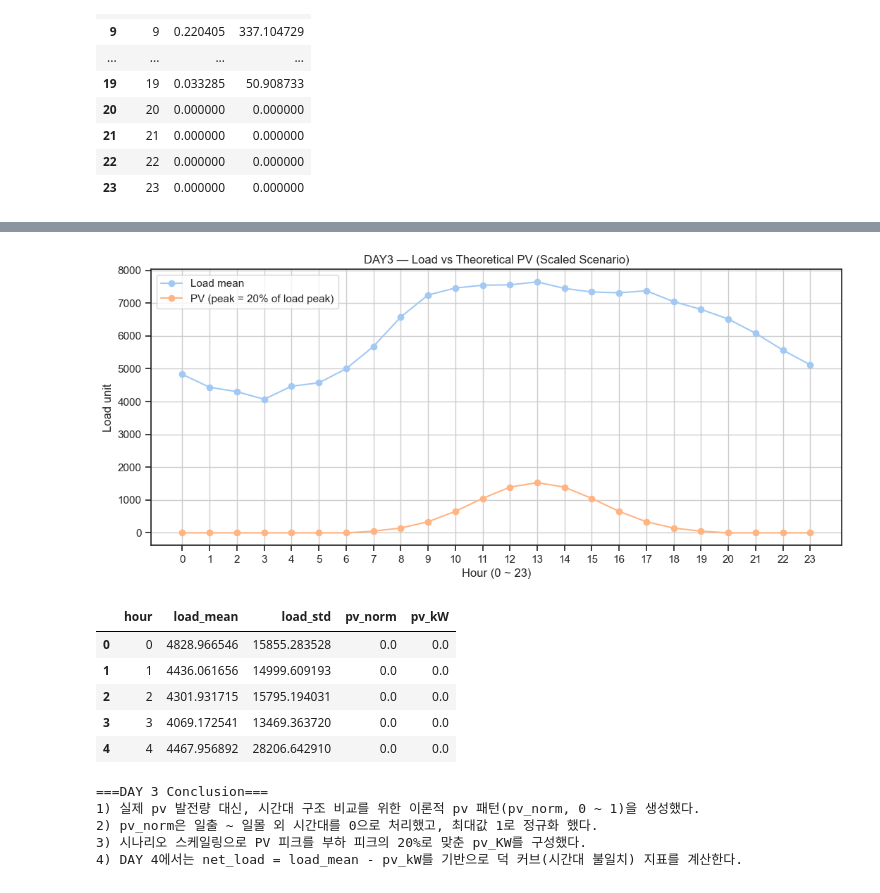
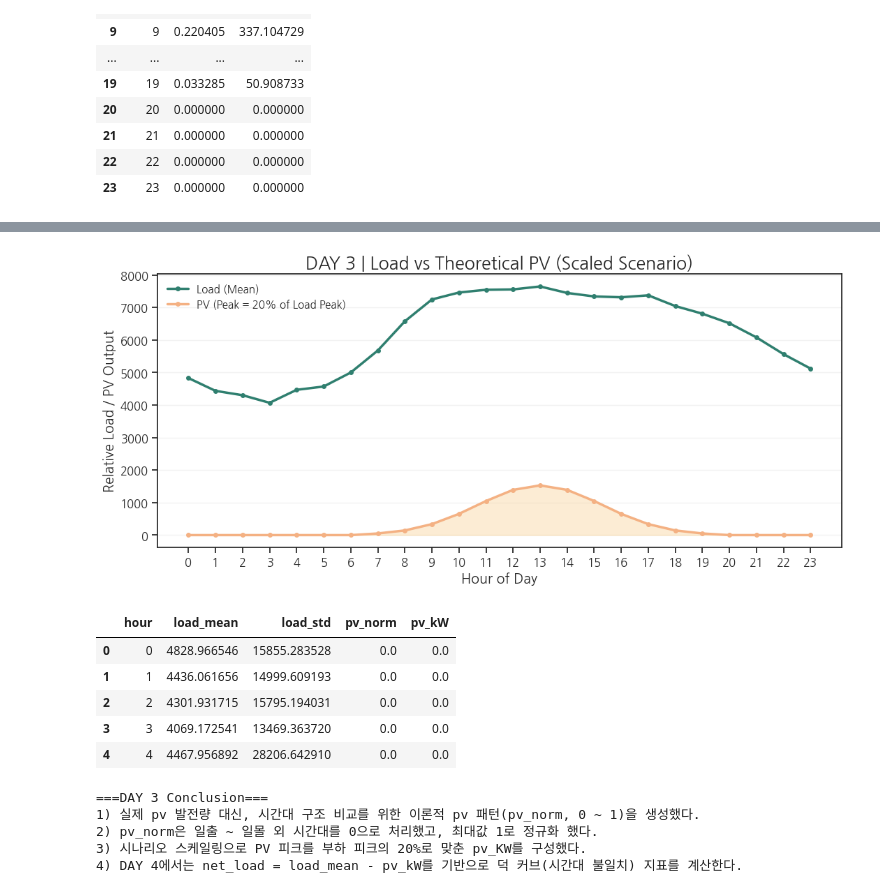
Before and after one commit to s2pray4u2s/seoul-pv-load-analysis, a Jupyter notebook: notebooks/03_DAY3_pv_theoretical_profile.ipynb, the cells around one changed output, grey strips where cells are left out. Drawn from its saved outputs; the diff is of its cells as text; code cells hidden in the pictures.

```diff
--- a/notebooks/03_DAY3_pv_theoretical_profile.ipynb
+++ b/notebooks/03_DAY3_pv_theoretical_profile.ipynb
@@ -98,6 +86,14 @@ DATA_DIR = PROJECT_ROOT / "data"
 LOAD_FILE = DATA_DIR / "법정동별시간별전력사용량.csv"
 OUT_DIR = PROJECT_ROOT / "outputs"
 OUT_DIR.mkdir(exist_ok=True)
+FIG_DIR = Path("figures")
+FIG_DIR.mkdir(exist_ok=True)
+
+SAVE_KWARGS = dict(
+    dpi=300,
+    bbox_inches="tight",
+    pad_inches=0.1
+)
 
 print("CWD:", Path.cwd())
 print("PROJECT_ROOT:", PROJECT_ROOT)
@@ -334,21 +373,80 @@ plt.show()
 # %%
 # (B) 평균 부하 VS PV (스케일 20%)
-merged = (load_profile_24h.merge(pv_scale_24h, on = "hour", how = "left").sort_values("hour"))
+# =========================
+# 데이터 병합
+# =========================
+merged = (
+    load_profile_24h
+    .merge(pv_scale_24h, on="hour", how="left")
+    .sort_values("hour")
+)
 
-plt.figure(figsize = (10, 4))
-plt.plot(merged["hour"], merged["load_mean"], marker = "o", label = "Load mean")
-plt.plot(merged["hour"], merged["pv_kW"], marker = "o", label = f"PV (peak = {int(pv_ratio * 100)}% of load peak)")
-plt.title("DAY3 — Load vs Theoretical PV (Scaled Scenario)")
-plt.xlabel("Hour (0 ~ 23)")
-plt.ylabel("Load unit")
+# =========================
+# 색상 (DAY 2/3 통일)
+# =========================
+LOAD_COLOR = "#2F7F6F"   # 진한 그린 (부하)
+PV_COLOR   = "#F4B183"   # 소프트 오렌지 (태양광)
+PV_FILL    = "#FAD7A0"   # 연한 오렌지
+
+# =========================
+# 그래프
+# =========================
+plt.figure(figsize=(10, 4))
+
+# Load (평균)
+plt.plot(
+    merged["hour"],
+    merged["load_mean"],
+    color=LOAD_COLOR,
+    linewidth=2.5,
+    marker="o",
+    markersize=4,
+    label="Load (Mean)"
+)
+
+# PV (스케일 적용)
+plt.plot(
+    merged["hour"],
+    merged["pv_kW"],
+    color=PV_COLOR,
+    linewidth=2.5,
+    marker="o",
+    markersize=4,
+    label=f"PV (Peak = {int(pv_ratio * 100)}% of Load Peak)"
+)
+
+# PV 영역 음영 (발전 가능 시간대 강조)
+plt.fill_between(
+    merged["hour"],
+    merged["pv_kW"],
+    color=PV_FILL,
+    alpha=0.45
+)
+
+# 축 / 제목
 plt.xticks(np.arange(0, 24, 1))
-plt.grid(True)
-plt.legend()
+plt.xlabel("Hour of Day")
+plt.ylabel("Relative Load / PV Output")
+plt.title("DAY 3 | Load vs Theoretical PV (Scaled Scenario)")
+
+# 그리드 (y축만)
+plt.grid(axis="y", alpha=0.25)
+
+# 범례
+plt.legend(frameon=False)
+
+# 저장
+plt.savefig(
+    FIG_DIR / f"DAY3_load_vs_pv_scaled_{int(pv_ratio * 100)}pct.png",
+    **SAVE_KWARGS
+)
+
 plt.show()
 
+# 확인용
 display(merged.head())
 # %% [output]
-[figure, old version]
+[figure, new version]
 |  | hour | load_mean | load_std | pv_norm | pv_kW |
 | 0 | 0 | 4828.966546 | 15855.283528 | 0.0 | 0.0 |
 | 1 | 1 | 4436.061656 | 14999.609193 | 0.0 | 0.0 |
```
Also changed, not shown: parts of 7 cells of this notebook, 26 other files.
